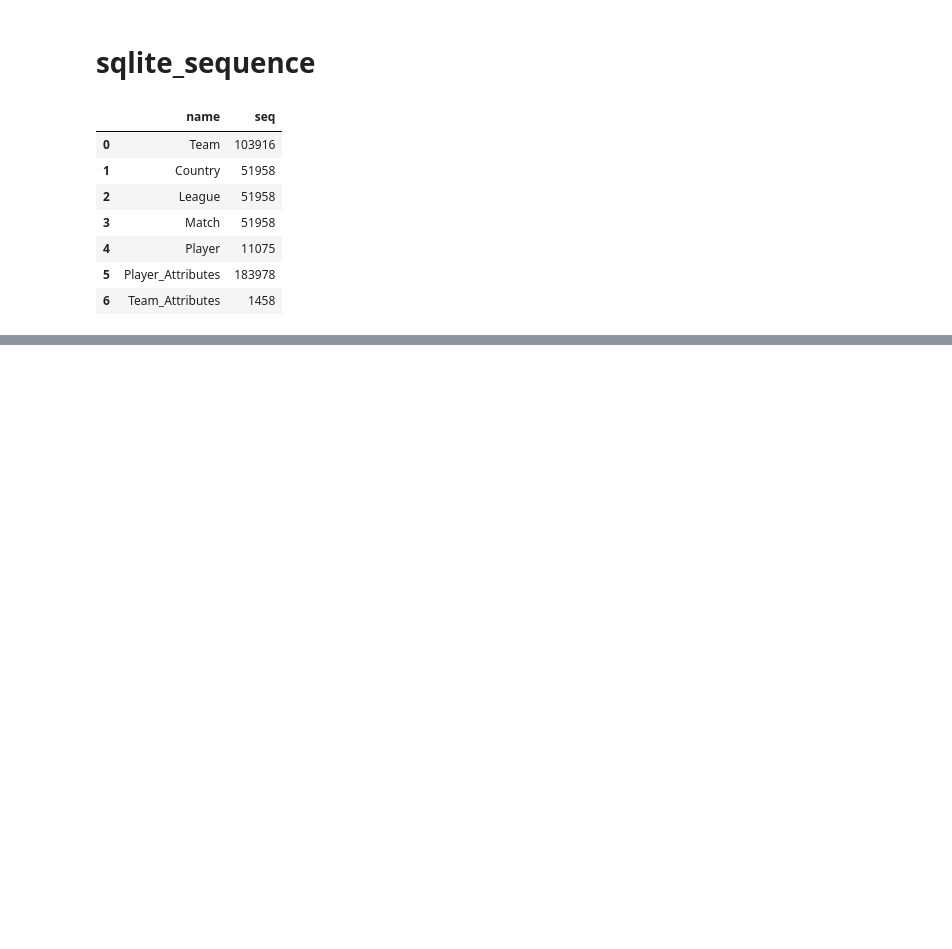
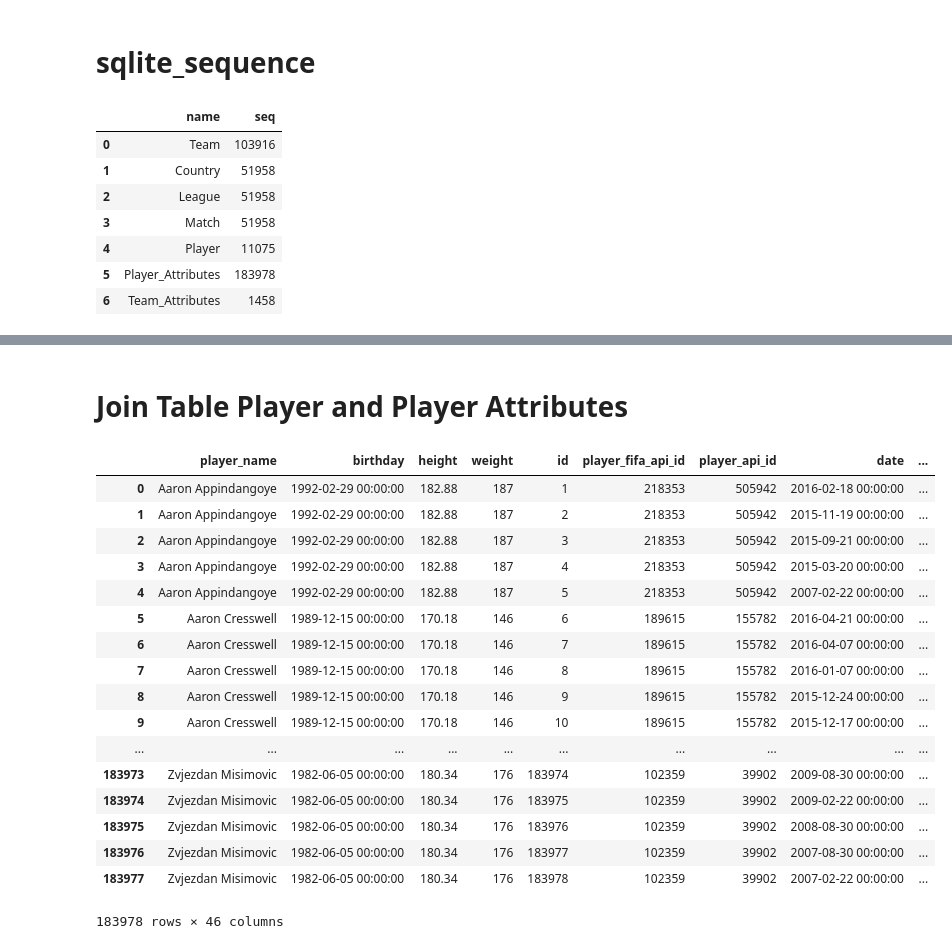
Before and after one commit to Kshitij68/sql_to_neo4J, a Jupyter notebook: Data Exploration.ipynb, the cells around one changed output, grey strips where cells are left out. Cells and saved outputs as stored; diff of their text form; code cells hidden in the pictures; blank space fills up the shorter version.

```diff
--- a/Data Exploration.ipynb
+++ b/Data Exploration.ipynb
@@ -188,0 +187,27 @@ pd.read_sql("""SELECT * FROM Team_Attributes;""", conn)
+# %% [markdown]
+# Join Table Player and Player Attributes
+# %%
+player_attributes = pd.read_sql("""SELECT * FROM Player as P INNER JOIN Player_Attributes AS PA ON P.player_api_id = PA.player_api_id ;""", conn)
+cols = list(player_attributes.columns)
+player_attributes.columns = ['1','2','player_name','4'] + cols[4:]
+player_attributes.drop(['1','2','4'],axis = 1,inplace=True)
+player_attributes
+# %% [output]
+|  | player_name | birthday | height | weight | id | player_fifa_api_id | player_api_id | date | ... |
+| 0 | Aaron Appindangoye | 1992-02-29 00:00:00 | 182.88 | 187 | 1 | 218353 | 505942 | 2016-02-18 00:00:00 | ... |
+| 1 | Aaron Appindangoye | 1992-02-29 00:00:00 | 182.88 | 187 | 2 | 218353 | 505942 | 2015-11-19 00:00:00 | ... |
+| 2 | Aaron Appindangoye | 1992-02-29 00:00:00 | 182.88 | 187 | 3 | 218353 | 505942 | 2015-09-21 00:00:00 | ... |
+| 3 | Aaron Appindangoye | 1992-02-29 00:00:00 | 182.88 | 187 | 4 | 218353 | 505942 | 2015-03-20 00:00:00 | ... |
+| 4 | Aaron Appindangoye | 1992-02-29 00:00:00 | 182.88 | 187 | 5 | 218353 | 505942 | 2007-02-22 00:00:00 | ... |
+| 5 | Aaron Cresswell | 1989-12-15 00:00:00 | 170.18 | 146 | 6 | 189615 | 155782 | 2016-04-21 00:00:00 | ... |
+| 6 | Aaron Cresswell | 1989-12-15 00:00:00 | 170.18 | 146 | 7 | 189615 | 155782 | 2016-04-07 00:00:00 | ... |
+| 7 | Aaron Cresswell | 1989-12-15 00:00:00 | 170.18 | 146 | 8 | 189615 | 155782 | 2016-01-07 00:00:00 | ... |
+| 8 | Aaron Cresswell | 1989-12-15 00:00:00 | 170.18 | 146 | 9 | 189615 | 155782 | 2015-12-24 00:00:00 | ... |
+| 9 | Aaron Cresswell | 1989-12-15 00:00:00 | 170.18 | 146 | 10 | 189615 | 155782 | 2015-12-17 00:00:00 | ... |
+| ... | ... | ... | ... | ... | ... | ... | ... | ... | ... |
+| 183973 | Zvjezdan Misimovic | 1982-06-05 00:00:00 | 180.34 | 176 | 183974 | 102359 | 39902 | 2009-08-30 00:00:00 | ... |
+| 183974 | Zvjezdan Misimovic | 1982-06-05 00:00:00 | 180.34 | 176 | 183975 | 102359 | 39902 | 2009-02-22 00:00:00 | ... |
+| 183975 | Zvjezdan Misimovic | 1982-06-05 00:00:00 | 180.34 | 176 | 183976 | 102359 | 39902 | 2008-08-30 00:00:00 | ... |
+| 183976 | Zvjezdan Misimovic | 1982-06-05 00:00:00 | 180.34 | 176 | 183977 | 102359 | 39902 | 2007-08-30 00:00:00 | ... |
+| 183977 | Zvjezdan Misimovic | 1982-06-05 00:00:00 | 180.34 | 176 | 183978 | 102359 | 39902 | 2007-02-22 00:00:00 | ... |
+183978 rows × 46 columns
```
Also changed, not shown: parts of 18 cells of this notebook.
